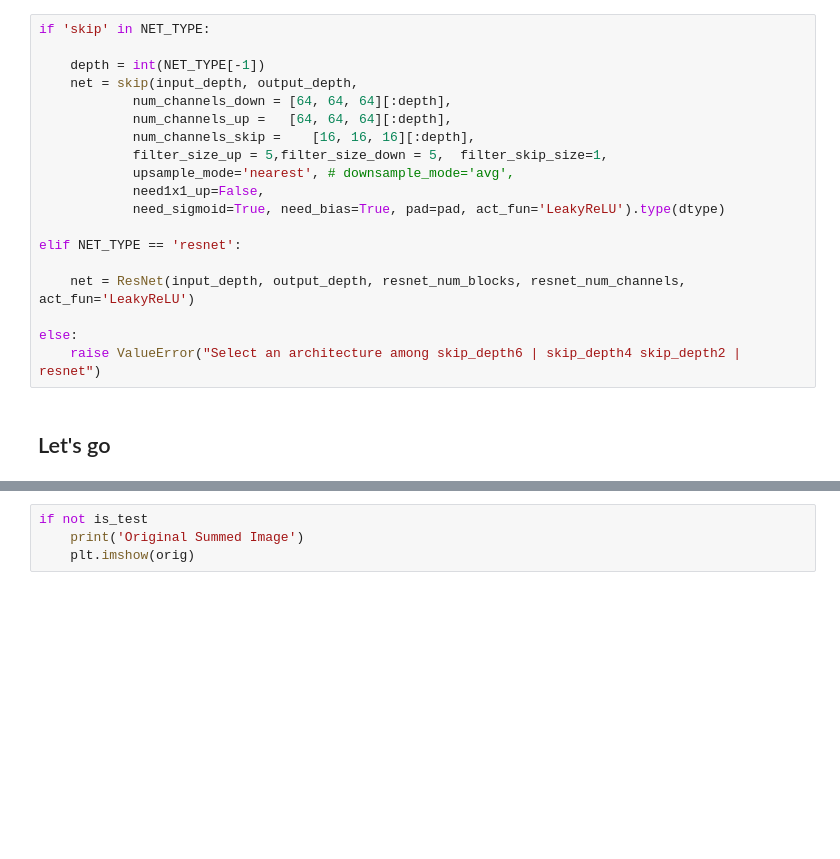
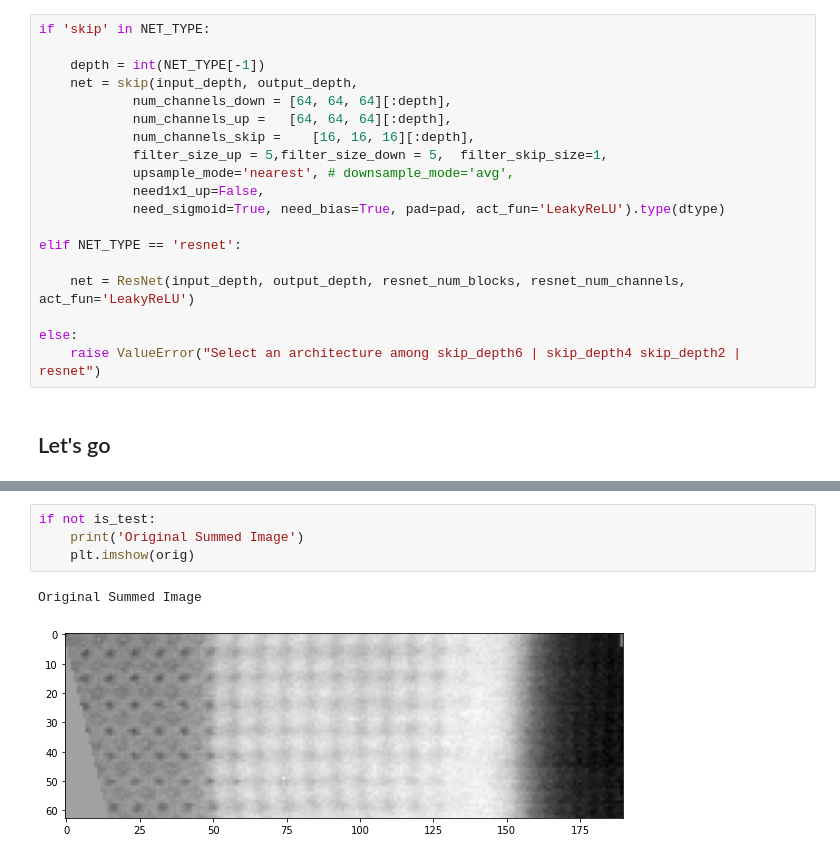
Before and after one commit to vcoyette/eels-inpainting-team8, a Jupyter notebook: ColabPrior.ipynb, the cells around one changed output, grey strips where cells are left out. Cells and saved outputs as stored; diff of their text form; blank space fills up the shorter version.

```diff
--- a/ColabPrior.ipynb
+++ b/ColabPrior.ipynb
@@ -148,4 +180,7 @@ if not is_test:
 # %%
-if not is_test
+if not is_test:
     print('Original Summed Image')
     plt.imshow(orig)
+# %% [output]
+Original Summed Image
+[figure, added]
```
Also changed, not shown: parts of 8 cells of this notebook, 1 other file.
